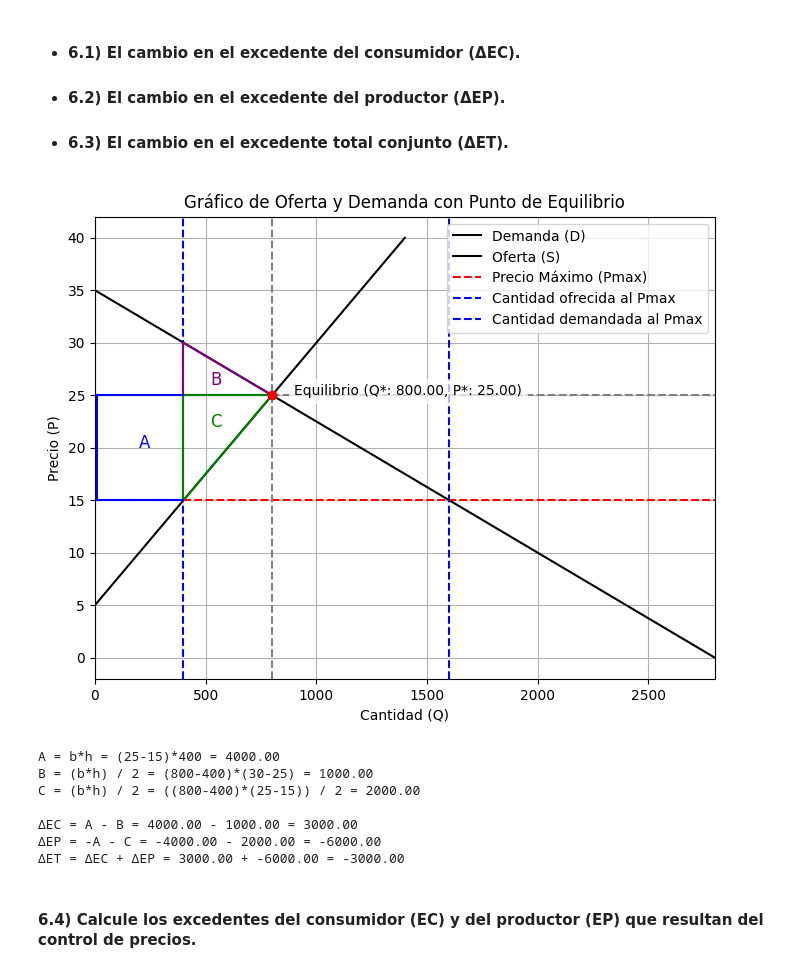
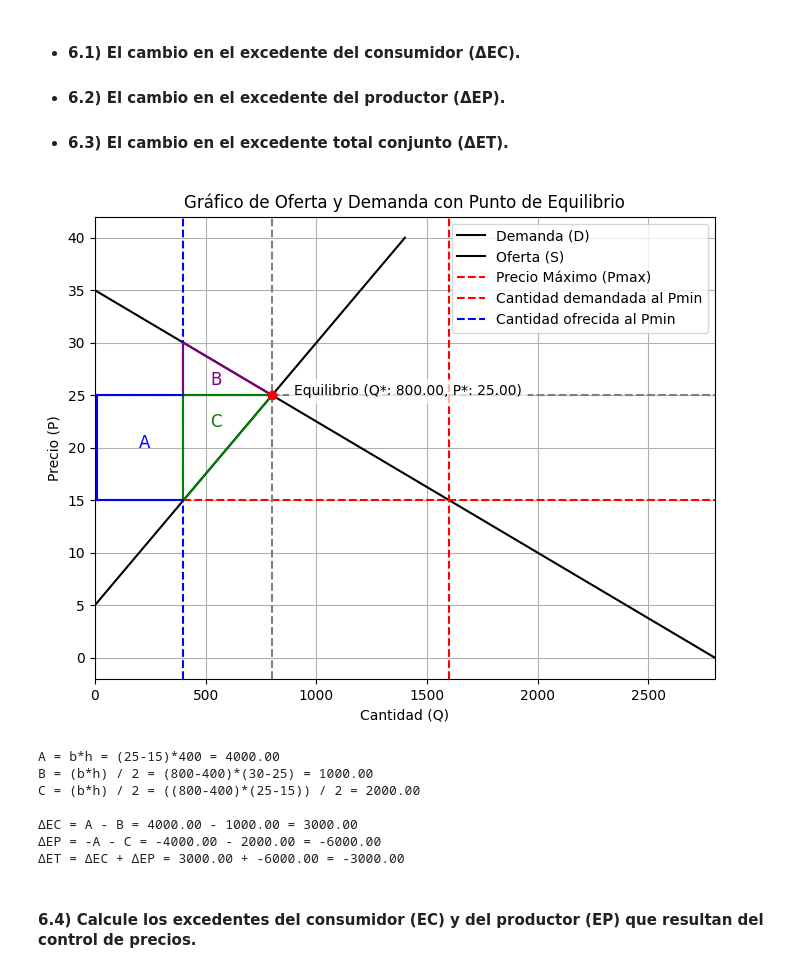
Before and after one commit to MelphisDJP/Project-Python, a Jupyter notebook: PC - Melphis/Practica 1 Microeconomía/Practica 1 Microeconomía/main.ipynb, the cells around one changed output. Saved outputs shown, nothing was run; the diff lists cells and outputs as text; code cells hidden in the pictures.

```diff
--- a/PC - Melphis/Practica 1 Microeconomía/Practica 1 Microeconomía/main.ipynb
+++ b/PC - Melphis/Practica 1 Microeconomía/Practica 1 Microeconomía/main.ipynb
@@ -1470,8 +1490,8 @@ plt.axvline(x=cantidad_equilibrio, color="gray", linestyle="--")
 plt.axhline(y=precio_equilibrio, color="gray", linestyle="--")
 
 # Añadir línea vertical en el punto donde el precio máximo cruza la línea de oferta
-plt.axvline(x=cantidad_ofrecida, color="blue", linestyle="--", label="Cantidad ofrecida al Pmax")
-plt.axvline(x=cantidad_demandada, color="blue", linestyle="--", label="Cantidad demandada al Pmax")
+plt.axvline(x=cantidad_demandada, color="red", linestyle="--", label="Cantidad demandada al Pmin")
+plt.axvline(x=cantidad_ofrecida, color="blue", linestyle="--", label="Cantidad ofrecida al Pmin")
 
 # Dibujar las líneas del triángulo Excedente de Consumidor (EC)
 plt.plot([cantidad_ofrecida, cantidad_ofrecida], [25, 30], color="purple")  # Lado vertical
@@ -1509,34 +1529,34 @@ plt.xlim(0, np.max(Qd_func(precios)))  # Ajusta según sea necesario para tu ran
 plt.legend()
 plt.grid(True)
 
 # Mostrar el gráfico
 plt.show()
 
 a = (25-15)*cantidad_ofrecida
 print(f'A = b*h = (25-15)*{cantidad_ofrecida} = {a:.2f}')
 
 b = ((cantidad_equilibrio - cantidad_ofrecida) * (30 - 25)) / 2
 print(f'B = (b*h) / 2 = ({cantidad_equilibrio}-{cantidad_ofrecida})*(30-25) = {b:.2f}')
 
 
 c = ((cantidad_equilibrio - cantidad_ofrecida) * (25-15)) / 2
 print(f'C = (b*h) / 2 = (({cantidad_equilibrio}-{cantidad_ofrecida})*(25-15)) / 2 = {c:.2f}')
 
 next_line()
 
 # Cálculo del cambio en el excedente del consumidor (ΔEC)
 cambio_ec = a - b
 print(f'ΔEC = A - B = {a:.2f} - {b:.2f} = {cambio_ec:.2f}')
 
 # Cálculo del cambio en el excedente del productor (ΔEP)
 cambio_ep = -a - c
 print(f'ΔEP = -A - C = -{a:.2f} - {c:.2f} = {cambio_ep:.2f}')
 
 # Cálculo del cambio total en los excedentes (ΔET)
 cambio_et = cambio_ec + cambio_ep
 print(f'ΔET = ΔEC + ΔEP = {cambio_ec:.2f} + {cambio_ep:.2f} = {cambio_et:.2f}')
 # %% [output]
-[figure, old version]
+[figure, new version]
 A = b*h = (25-15)*400 = 4000.00
 B = (b*h) / 2 = (800-400)*(30-25) = 1000.00
 C = (b*h) / 2 = ((800-400)*(25-15)) / 2 = 2000.00
```
Also changed, not shown: parts of 9 cells of this notebook.
